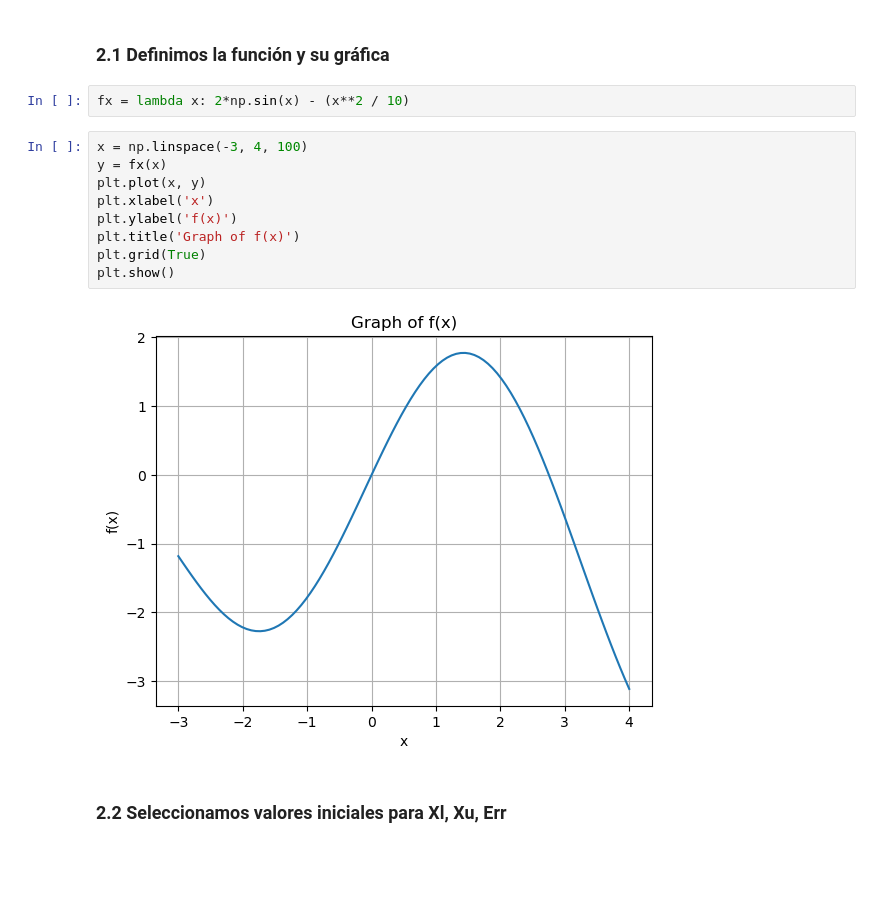
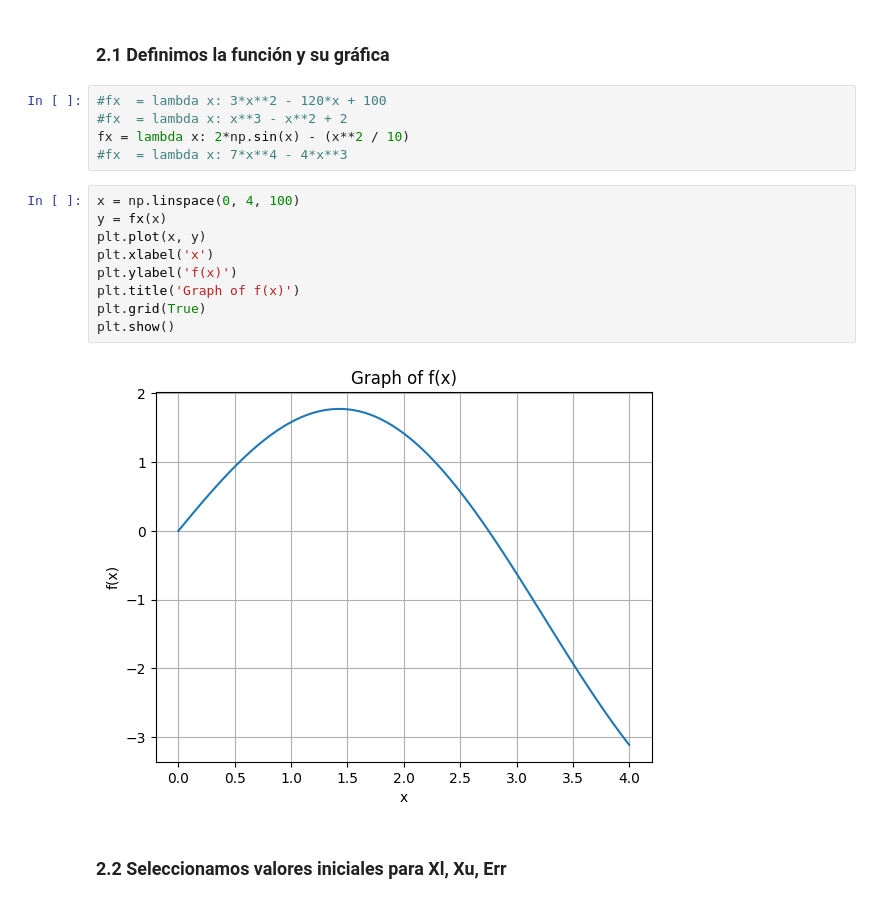
Before and after one commit to isaacuribej/Optimizacion-20252, a Jupyter notebook: [Opt] Met Razón Dorada.ipynb, the cells around one changed output. Cells and saved outputs as stored; diff of their text form; blank space fills up the shorter version.

```diff
--- a/[Opt] Met Razón Dorada.ipynb
+++ b/[Opt] Met Razón Dorada.ipynb
@@ -11,19 +13,22 @@ import pandas as pd
 ## **2. Inicialización y pre-procesamiento**
 # %% [markdown]
 ### 2.1 Definimos la función y su gráfica
-# %%
-fx = lambda x: 2*np.sin(x) - (x**2 / 10)
+# %%
+#fx  = lambda x: 3*x**2 - 120*x + 100
+#fx  = lambda x: x**3 - x**2 + 2
+fx = lambda x: 2*np.sin(x) - (x**2 / 10)
+#fx  = lambda x: 7*x**4 - 4*x**3
 # %%
-x = np.linspace(-3, 4, 100)
+x = np.linspace(0, 4, 100)
 y = fx(x)
 plt.plot(x, y)
 plt.xlabel('x')
 plt.ylabel('f(x)')
 plt.title('Graph of f(x)')
 plt.grid(True)
 plt.show()
 # %% [output]
-[figure, old version]
+[figure, new version]
 # %% [markdown]
 ### 2.2 Seleccionamos valores iniciales para Xl, Xu, Err
 # %%
```
Also changed, not shown: parts of 1 cell of this notebook.
